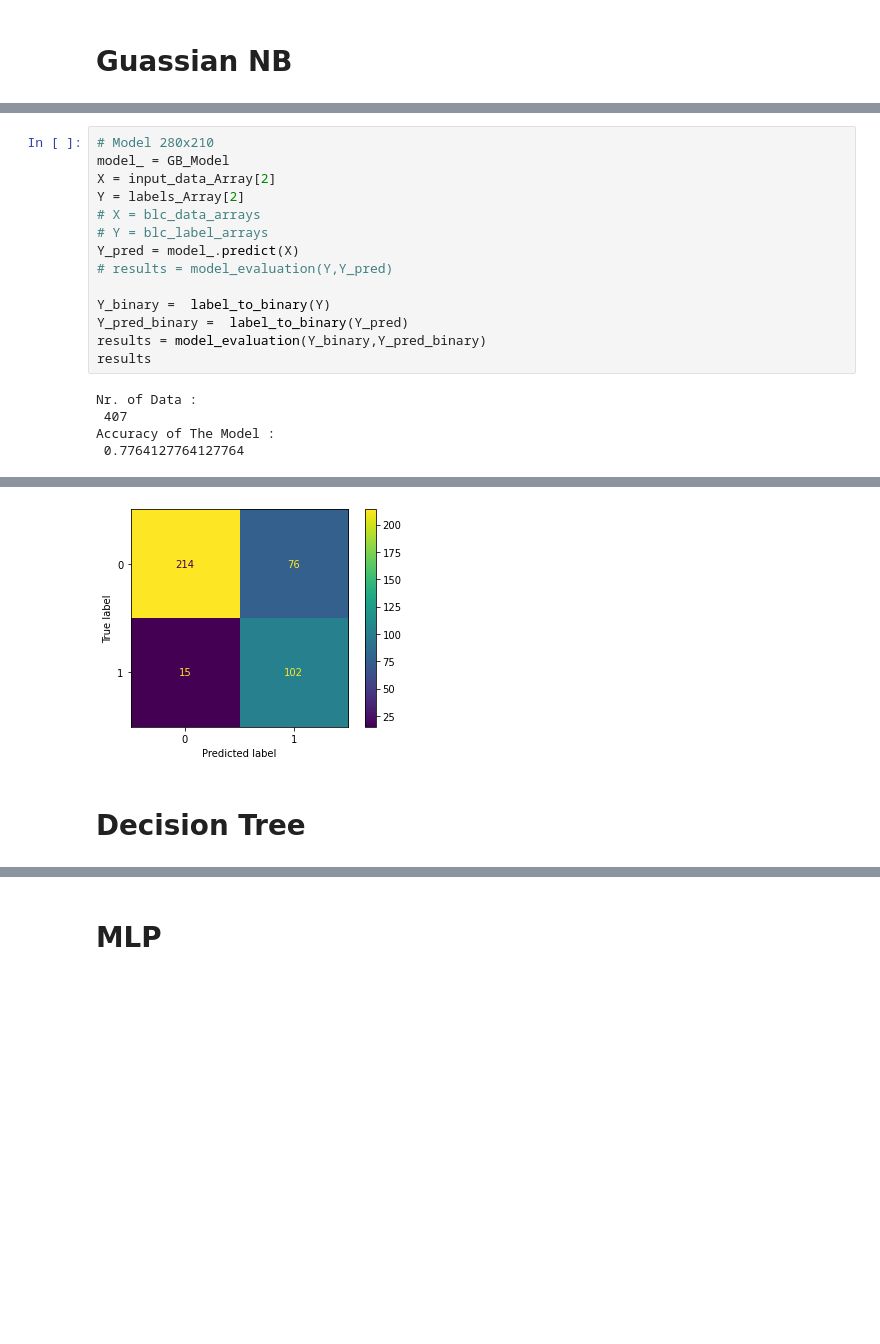
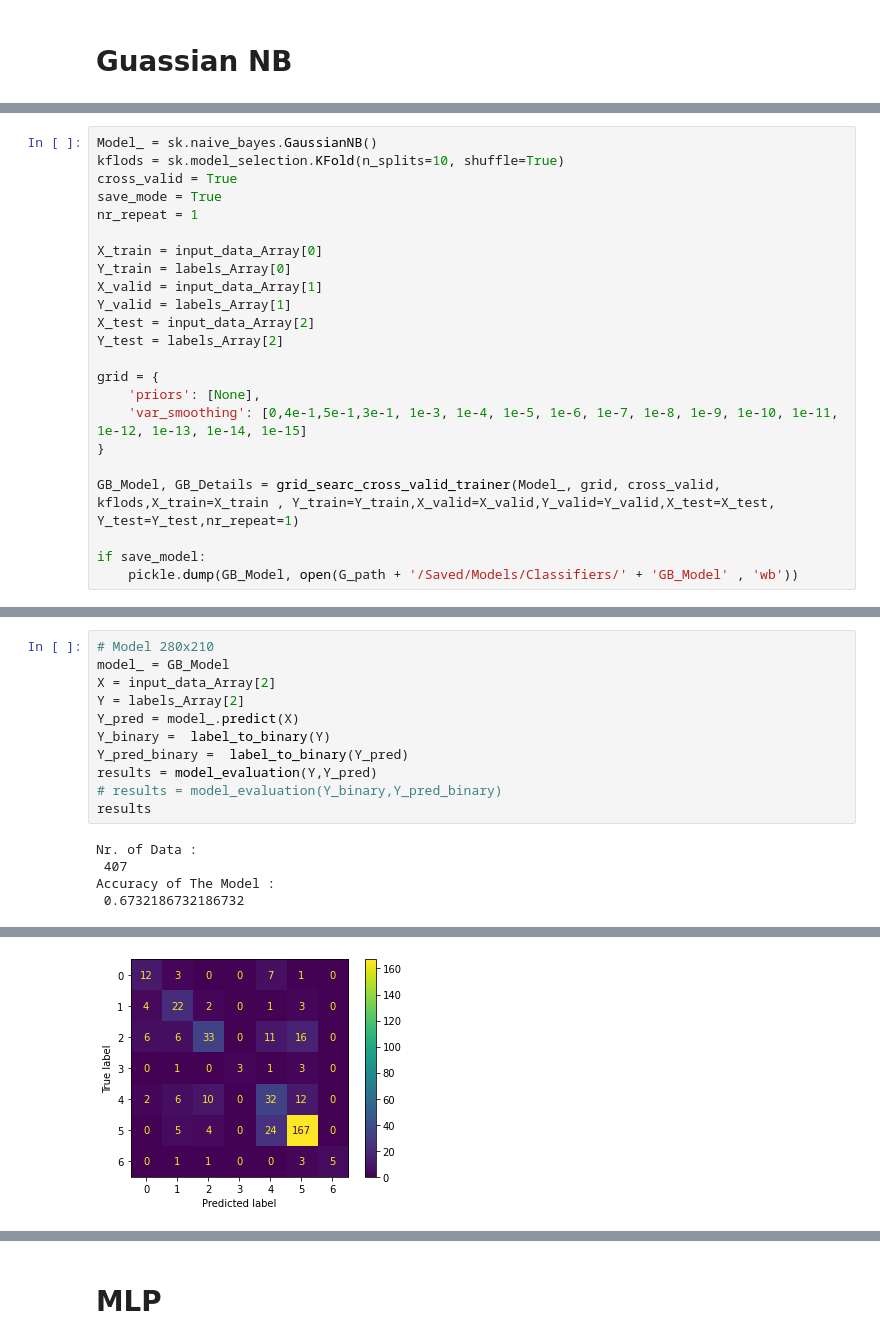
Before and after one commit to sepandms/SkinCare, a Jupyter notebook: Classifiers.ipynb, the cells around one changed output, grey strips where cells are left out. Cells and saved outputs as stored; diff of their text form; blank space fills up the shorter version.

```diff
--- a/Classifiers.ipynb
+++ b/Classifiers.ipynb
@@ -493,0 +356,23 @@ weighted avg       0.74      0.67      0.69       407
+# %%
+Model_ = sk.naive_bayes.GaussianNB()
+kflods = sk.model_selection.KFold(n_splits=10, shuffle=True)
+cross_valid = True
+save_mode = True
+nr_repeat = 1
+
+X_train = input_data_Array[0]
+Y_train = labels_Array[0]
+X_valid = input_data_Array[1]
+Y_valid = labels_Array[1]
+X_test = input_data_Array[2]
+Y_test = labels_Array[2]
+
+grid = {
+    'priors': [None],
+    'var_smoothing': [0,4e-1,5e-1,3e-1, 1e-3, 1e-4, 1e-5, 1e-6, 1e-7, 1e-8, 1e-9, 1e-10, 1e-11, 1e-12, 1e-13, 1e-14, 1e-15]
+}
+
+GB_Model, GB_Details = grid_searc_cross_valid_trainer(Model_, grid, cross_valid, kflods,X_train=X_train , Y_train=Y_train,X_valid=X_valid,Y_valid=Y_valid,X_test=X_test, Y_test=Y_test,nr_repeat=1)
+
+if save_model:
+    pickle.dump(GB_Model, open(G_path + '/Saved/Models/Classifiers/' + 'GB_Model' , 'wb'))
@@ -496,18 +441,15 @@ weighted avg       0.74      0.67      0.69       407
 model_ = GB_Model
 X = input_data_Array[2]
 Y = labels_Array[2]
-# X = blc_data_arrays
-# Y = blc_label_arrays
 Y_pred = model_.predict(X)
-# results = model_evaluation(Y,Y_pred)
-
 Y_binary =  label_to_binary(Y)
 Y_pred_binary =  label_to_binary(Y_pred)
-results = model_evaluation(Y_binary,Y_pred_binary)
+results = model_evaluation(Y,Y_pred)
+# results = model_evaluation(Y_binary,Y_pred_binary)
 results
 # %% [output]
 Nr. of Data :
  407
 Accuracy of The Model :
- 0.7764127764127764
+ 0.6732186732186732
 |  | weights | Precision | Recall_Sensitivity | Specificity | f1_score |
@@ -518,3 +465 @@ Accuracy of The Model :
-[figure, old version]
+[figure, new version]
-# %% [markdown]
-# **Decision Tree**
```
Also changed, not shown: parts of 49 cells of this notebook, 6 other files.
